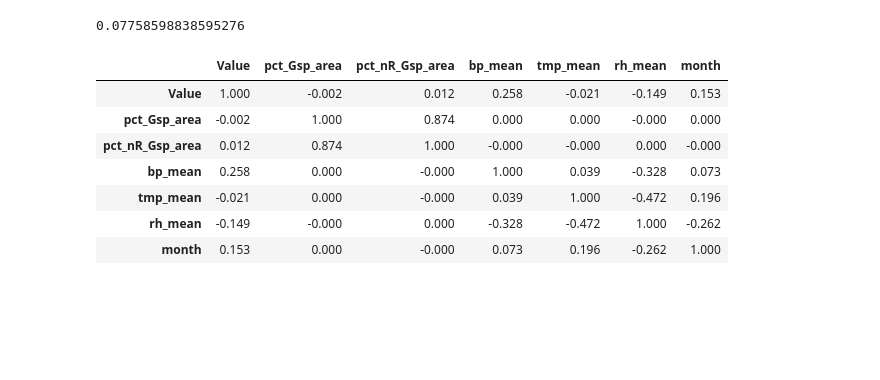
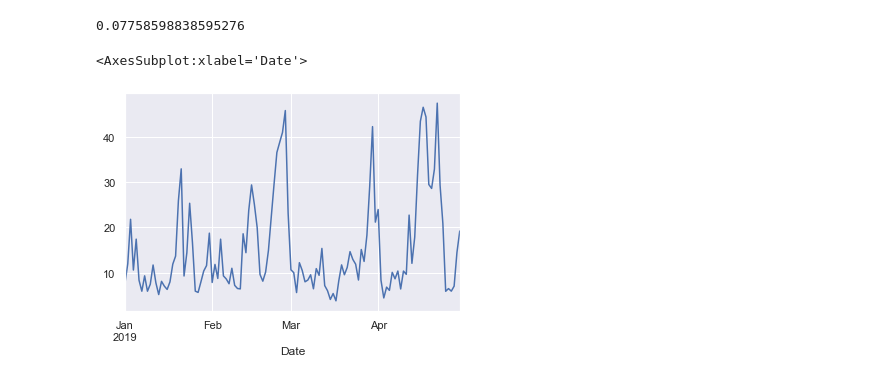
Before and after one commit to yulun-cd/IGS, a Jupyter notebook: DataAnalysis.ipynb, the cells around one changed output. Drawn from its saved outputs; the diff is of its cells as text; code cells hidden in the pictures; blank space fills up the shorter version.

```diff
--- a/DataAnalysis.ipynb
+++ b/DataAnalysis.ipynb
@@ -443,14 +462,8 @@ reg=LinearRegression().fit(X,Y)
 reg.score(X,Y)
 # %% [output]
 0.07758598838595276
-# %%
-high.corr().round(3)
-# %% [output]
-|  | Value | pct_Gsp_area | pct_nR_Gsp_area | bp_mean | tmp_mean | rh_mean | month |
-| Value | 1.000 | -0.002 | 0.012 | 0.258 | -0.021 | -0.149 | 0.153 |
-| pct_Gsp_area | -0.002 | 1.000 | 0.874 | 0.000 | 0.000 | -0.000 | 0.000 |
-| pct_nR_Gsp_area | 0.012 | 0.874 | 1.000 | -0.000 | -0.000 | 0.000 | -0.000 |
-| bp_mean | 0.258 | 0.000 | -0.000 | 1.000 | 0.039 | -0.328 | 0.073 |
-| tmp_mean | -0.021 | 0.000 | -0.000 | 0.039 | 1.000 | -0.472 | 0.196 |
-| rh_mean | -0.149 | -0.000 | 0.000 | -0.328 | -0.472 | 1.000 | -0.262 |
-| month | 0.153 | 0.000 | -0.000 | 0.073 | 0.196 | -0.262 | 1.000 |
+# %%
+high.groupby('Date').mean()['Value'].plot()
+# %% [output]
+<AxesSubplot:xlabel='Date'>
+[figure, added]
```
Also changed, not shown: parts of 39 cells of this notebook.
